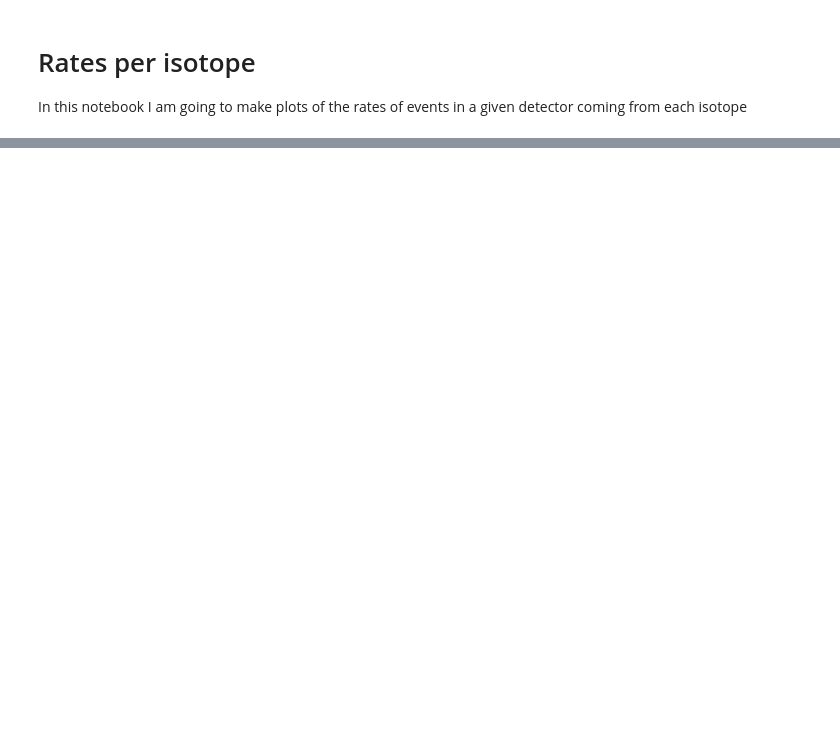
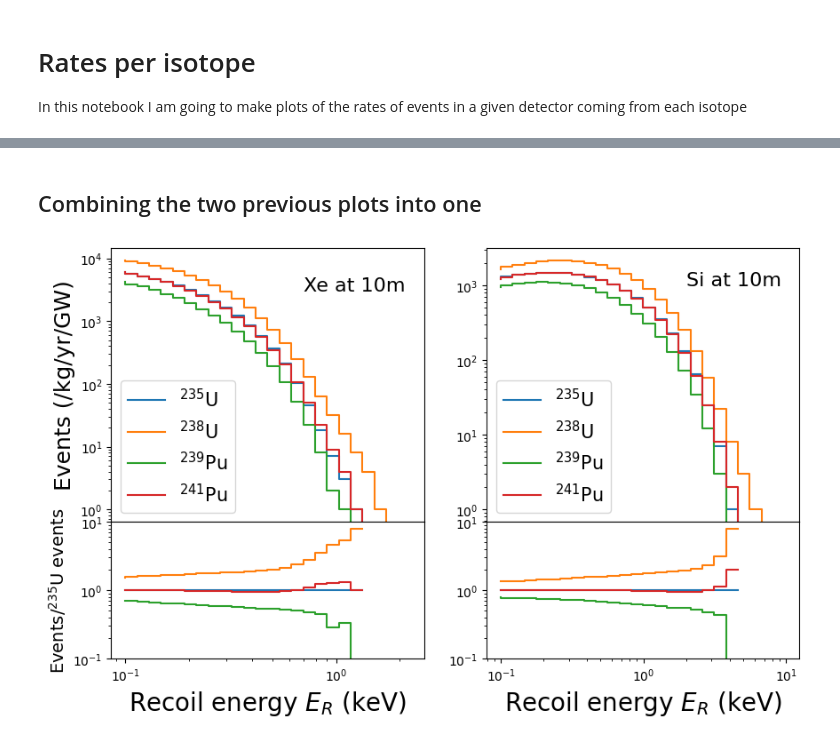
Before and after one commit to RitterCat/reactor-nu-cevns, a Jupyter notebook: isotope_rate_plot.ipynb, the cells around one changed output, grey strips where cells are left out. Cells and saved outputs as stored; diff of their text form; code cells hidden in the pictures; blank space fills up the shorter version.

```diff
--- a/isotope_rate_plot.ipynb
+++ b/isotope_rate_plot.ipynb
@@ -77,0 +109,39 @@ fig.savefig("./figures/recoil_spectra_per_isotope_Xe_Si.pdf", bbox_inches='tight
+# %% [markdown]
+## Combining the two previous plots into one
+# %%
+fig, ax_array = plt.subplots(2,2, figsize=(10,6), gridspec_kw={'height_ratios': [2, 1]}, sharex='col')
+
+Xe_Si_bin_counts = [Xe10meter100ev_isotope_bin_counts_per_kgyear_GW, Si10meter100ev_isotope_bin_counts_per_kgyear_GW]
+
+reference_isotope_idx = 0
+
+for ax_col, bin_counts_per_isotope in zip(ax_array.T, Xe_Si_bin_counts):
+    reference_isotope_bin_counts = np.array(bin_counts_per_isotope[reference_isotope_idx][1])
+    for isotope_string, (bins, bin_counts) in zip(FISSILE_ISOTOPES_LATEX_FORMAT, bin_counts_per_isotope):
+
+        ax_col[0].step(bins/keV, bin_counts, where='pre', label=isotope_string)
+
+        relative_bin_counts = np.array(bin_counts)/reference_isotope_bin_counts
+        ax_col[1].step(bins/keV, relative_bin_counts, where='pre')
+
+    ax_col[0].legend(fontsize=15, loc='lower left')
+
+    ax_col[1].set_xlabel("Recoil energy $E_R$ (keV)", fontsize=20)
+
+    ax_col[1].set_ylim(0.1, 10)
+
+    for ax in ax_col:
+        ax.set_xscale('log')
+        ax.set_yscale('log')
+
+ax_array[0][0].set_ylabel("Events (/kg/yr/GW)", fontsize=18)
+ax_array[1][0].set_ylabel(f"Events/{FISSILE_ISOTOPES_LATEX_FORMAT[reference_isotope_idx]} events", fontsize=14)
+
+ax_array[0][0].text(0.7, 3e3, "Xe at 10m", fontsize=16)
+ax_array[0][1].text(2, 1e3, "Si at 10m", fontsize=16)
+
+fig.subplots_adjust(hspace=0)
+
+# fig.savefig("./figures/recoil_spectra_per_isotope_Xe_Si.pdf", bbox_inches='tight')
+# %% [output]
+[figure, added]
```
Also changed, not shown: parts of 4 cells of this notebook, 11 other files.
